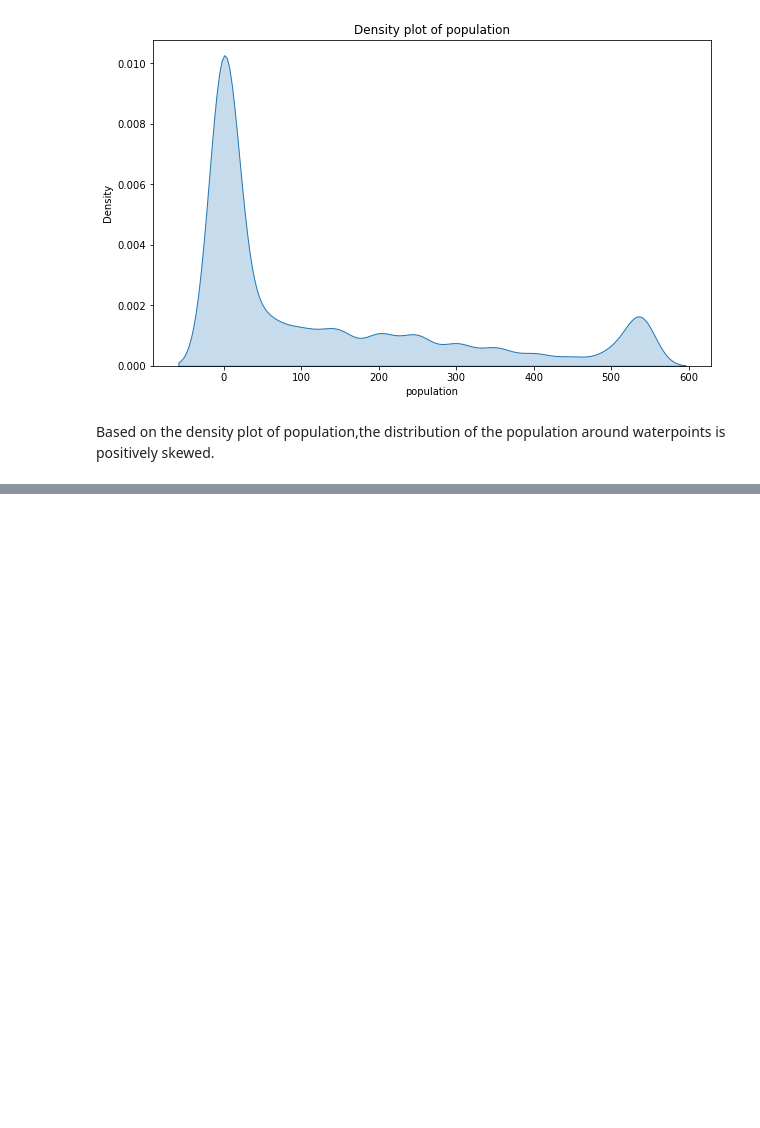
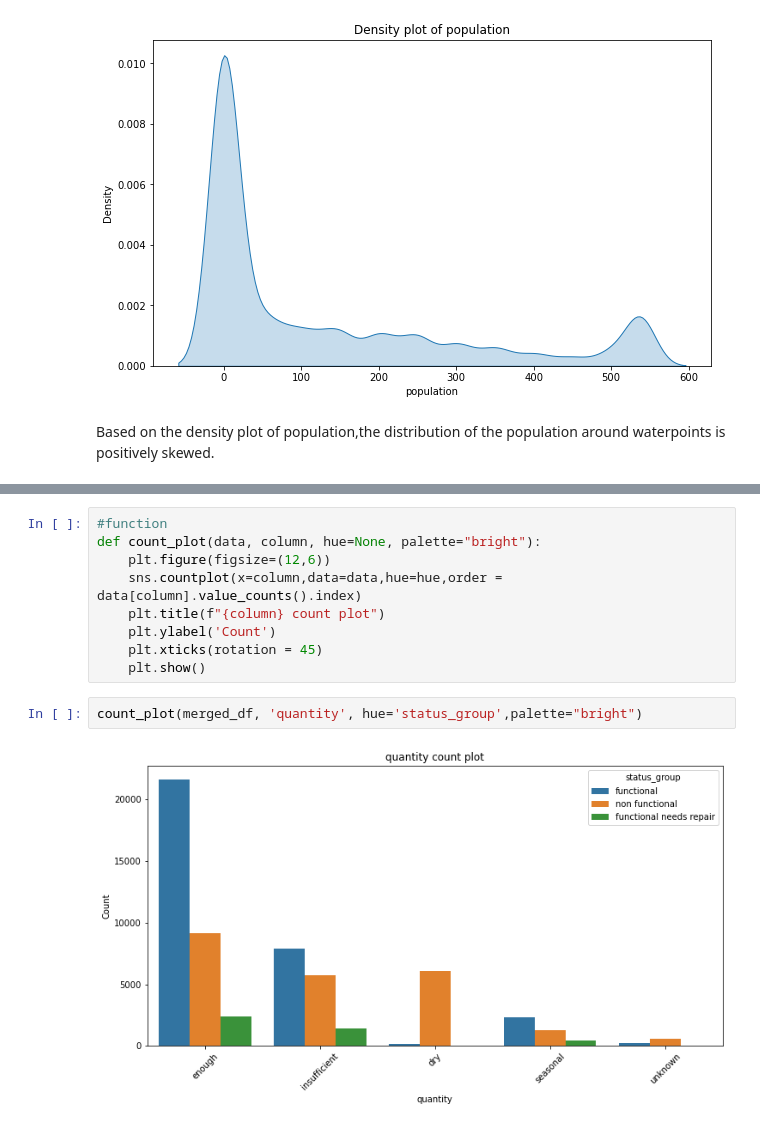
Before and after one commit to Cdasilver29/well-classification-documented, a Jupyter notebook: Technical.ipynb, the cells around one changed output, grey strips where cells are left out. Drawn from its saved outputs; the diff is of its cells as text; blank space fills up the shorter version.

```diff
--- a/Technical.ipynb
+++ b/Technical.ipynb
@@ -1022,0 +1027,13 @@ Based on the density plot of population,the distribution of the population aroun
+# %%
+#function
+def count_plot(data, column, hue=None, palette="bright"):
+    plt.figure(figsize=(12,6))
+    sns.countplot(x=column,data=data,hue=hue,order = data[column].value_counts().index)
+    plt.title(f"{column} count plot")
+    plt.ylabel('Count')
+    plt.xticks(rotation = 45)
+    plt.show()
+# %%
+count_plot(merged_df, 'quantity', hue='status_group',palette="bright")
+# %% [output]
+[figure, added]
```
Also changed, not shown: parts of 18 cells of this notebook.
